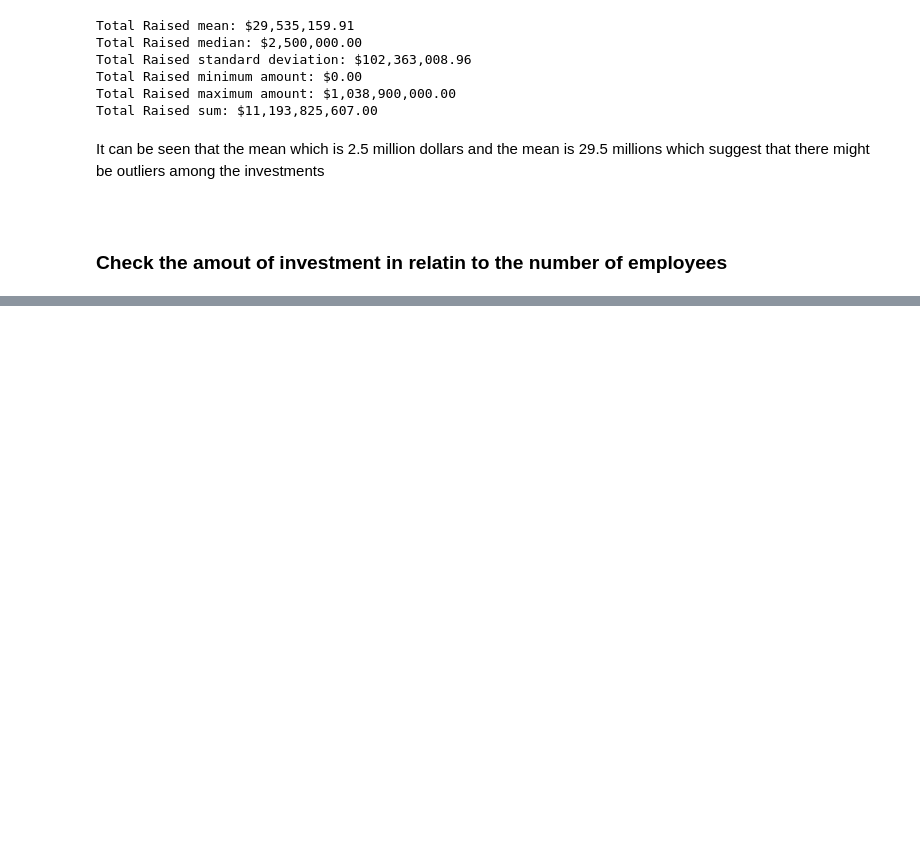
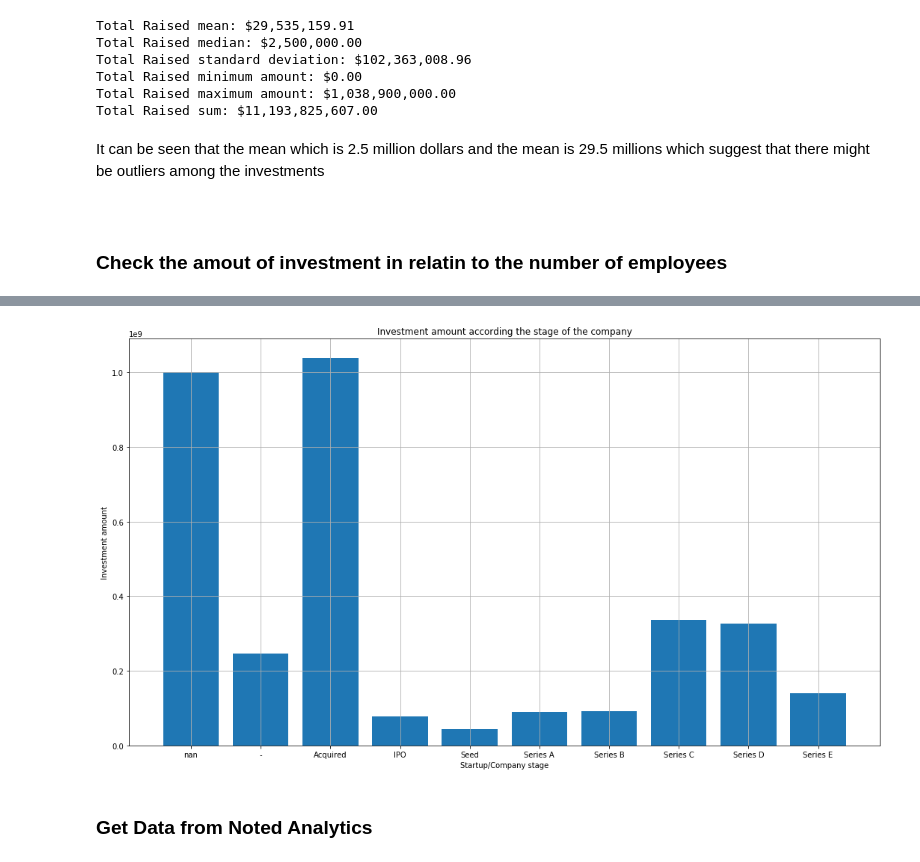
Before and after one commit to edantonio505/research_fail_startups, a Jupyter notebook: Startups Analysis Project.ipynb, the cells around one changed output, grey strips where cells are left out. Drawn from its saved outputs; the diff is of its cells as text; code cells hidden in the pictures; blank space fills up the shorter version.

```diff
--- a/Startups Analysis Project.ipynb
+++ b/Startups Analysis Project.ipynb
@@ -257,0 +291,13 @@ Text(0.5,0,'Ranges number of employees Employes')
+# %%
+plot_data(
+    angelco_df,
+    "Stage",
+    "Total_raised",
+    "Startup/Company stage",
+    "Investment amount",
+    "Investment amount according the stage of the company"
+)
+# %% [output]
+[figure, added]
+# %% [markdown]
+### Get Data from Noted Analytics
```
Also changed, not shown: parts of 6 cells of this notebook.
